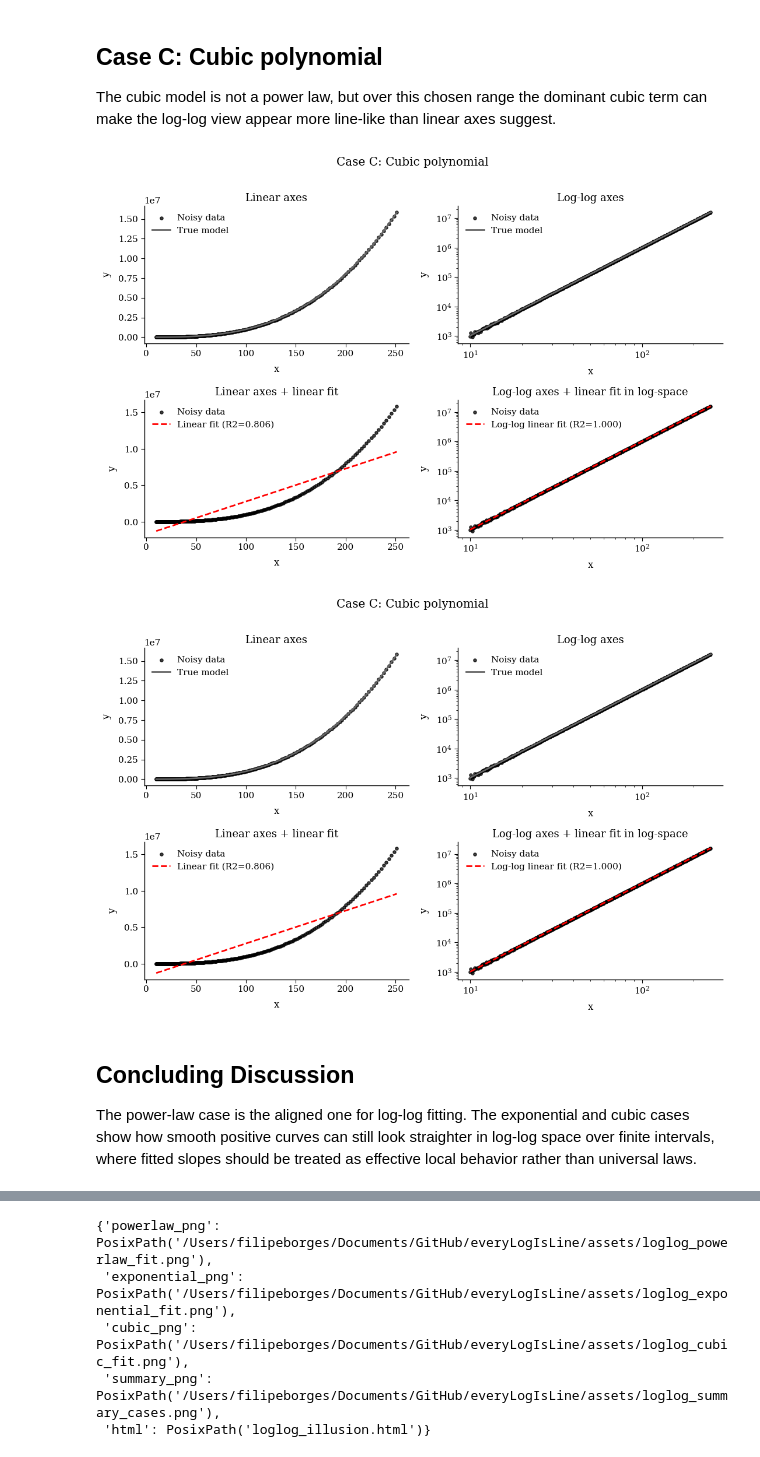
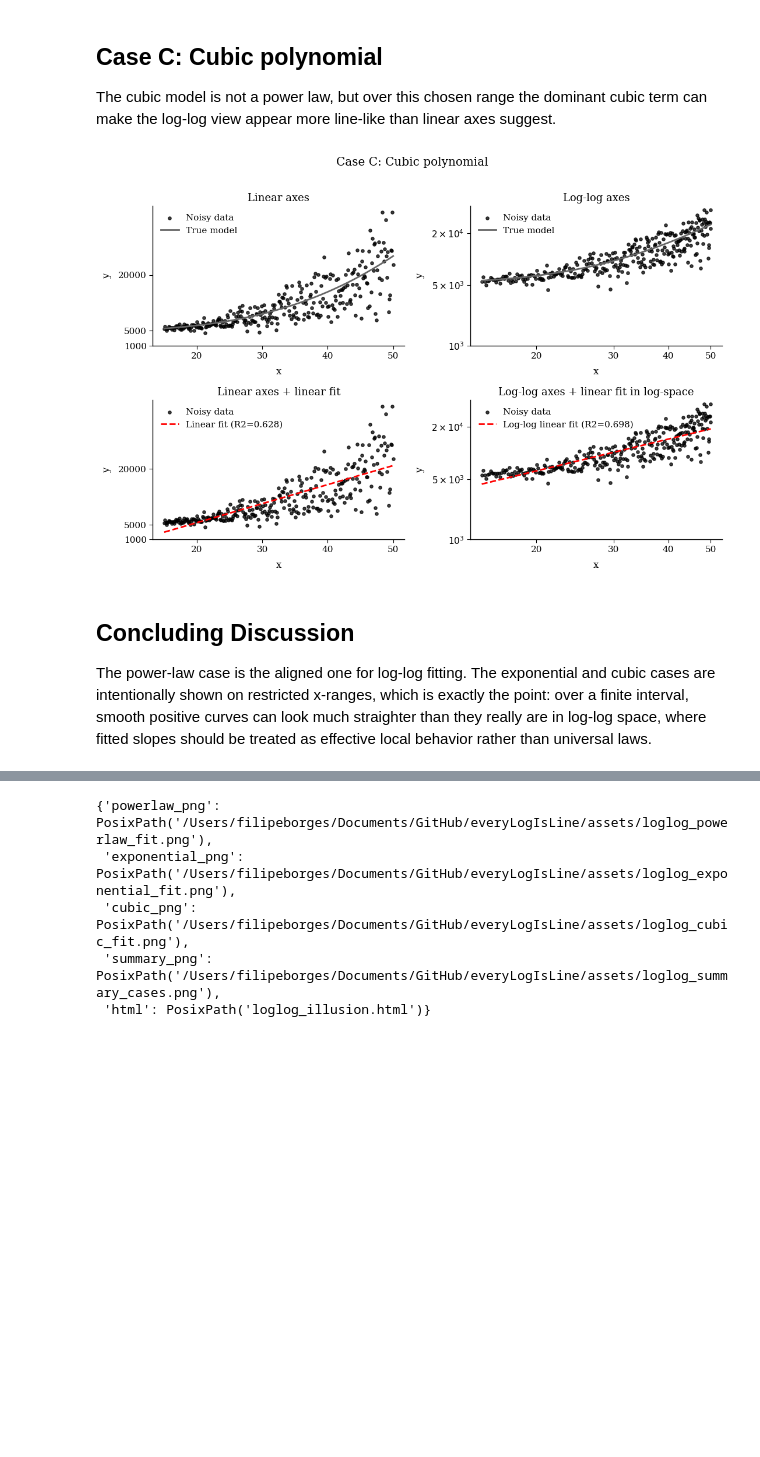
Before and after one commit to borgesf/everyLogIsLine, a Jupyter notebook: notebooks/loglog_illusion.ipynb, the cells around one changed output, grey strips where cells are left out. Drawn from its saved outputs; the diff is of its cells as text; code cells hidden in the pictures; blank space fills up the shorter version.

Commit message:
updating plots

```diff
--- a/notebooks/loglog_illusion.ipynb
+++ b/notebooks/loglog_illusion.ipynb
@@ -203,26 +265,26 @@ display(fig_exp)
 
 The cubic model is not a power law, but over this chosen range the dominant cubic term can make the log-log view appear more line-like than linear axes suggest.
 # %%
-x_cubic = np.logspace(1.0, 2.4, 300)
-a_c = 1.0
-b_c = 0.10
-c_c = 0.5
-d_c = 5.0
-y_true_cubic = a_c * x_cubic**3 + b_c * x_cubic**2 + c_c * x_cubic + d_c
-sigma_cubic = 0.10 * y_true_cubic.min()
-assert np.all(y_true_cubic - 4 * sigma_cubic > 0)
+x_cubic = np.linspace(15.0, 50.0, 300)
+a_c = 0.15
+b_c = 0.5
+c_c = 2.0
+d_c = 5000.0
+y_shape_cubic = a_c * x_cubic**3 + b_c * x_cubic**2 + c_c * x_cubic
+y_true_cubic = y_shape_cubic + d_c
+sigma_cubic = 0.45 * y_shape_cubic
 eps_cubic = rng.normal(0.0, sigma_cubic, size=x_cubic.size)
 y_noisy_cubic = y_true_cubic + eps_cubic
 assert np.all(y_noisy_cubic > 0)
 fig_cubic = plot_case_fit_figure(x_cubic, y_true_cubic, y_noisy_cubic, "Case C: Cubic polynomial")
 display(fig_cubic)
+plt.close(fig_cubic)
 # %% [output]
-[figure, old version]
+[figure, new version]
-[figure, removed]
 # %% [markdown]
 ## Concluding Discussion
 
-The power-law case is the aligned one for log-log fitting. The exponential and cubic cases show how smooth positive curves can still look straighter in log-log space over finite intervals, where fitted slopes should be treated as effective local behavior rather than universal laws.
+The power-law case is the aligned one for log-log fitting. The exponential and cubic cases are intentionally shown on restricted x-ranges, which is exactly the point: over a finite interval, smooth positive curves can look much straighter than they really are in log-log space, where fitted slopes should be treated as effective local behavior rather than universal laws.
 # %%
 summary_cases = [("Power law", x_power, y_true_power, y_noisy_power), ("Exponential", x_exp, y_true_exp, y_noisy_exp), ("Cubic polynomial", x_cubic, y_true_cubic, y_noisy_cubic)]
 fig_summary = plot_summary_figure(summary_cases)
```
Also changed, not shown: parts of 5 cells of this notebook.
